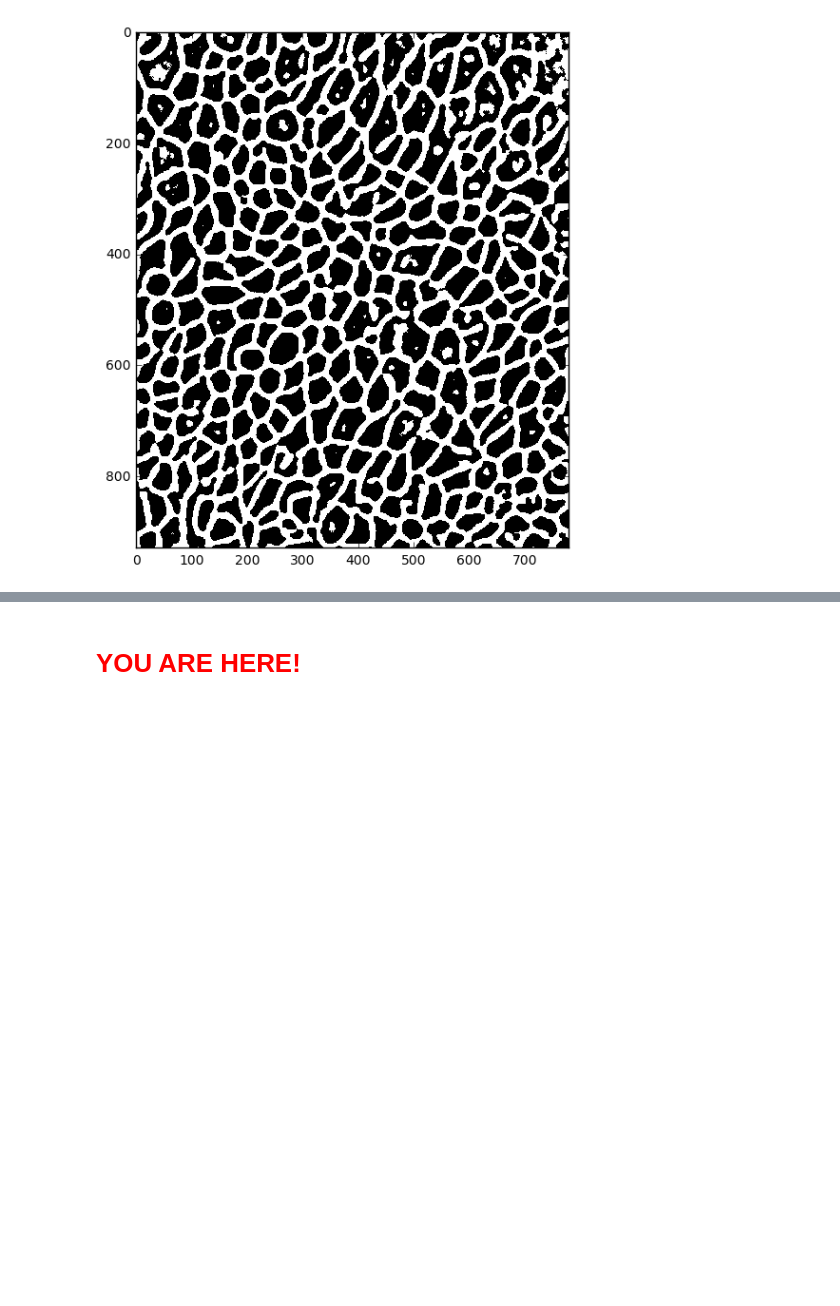
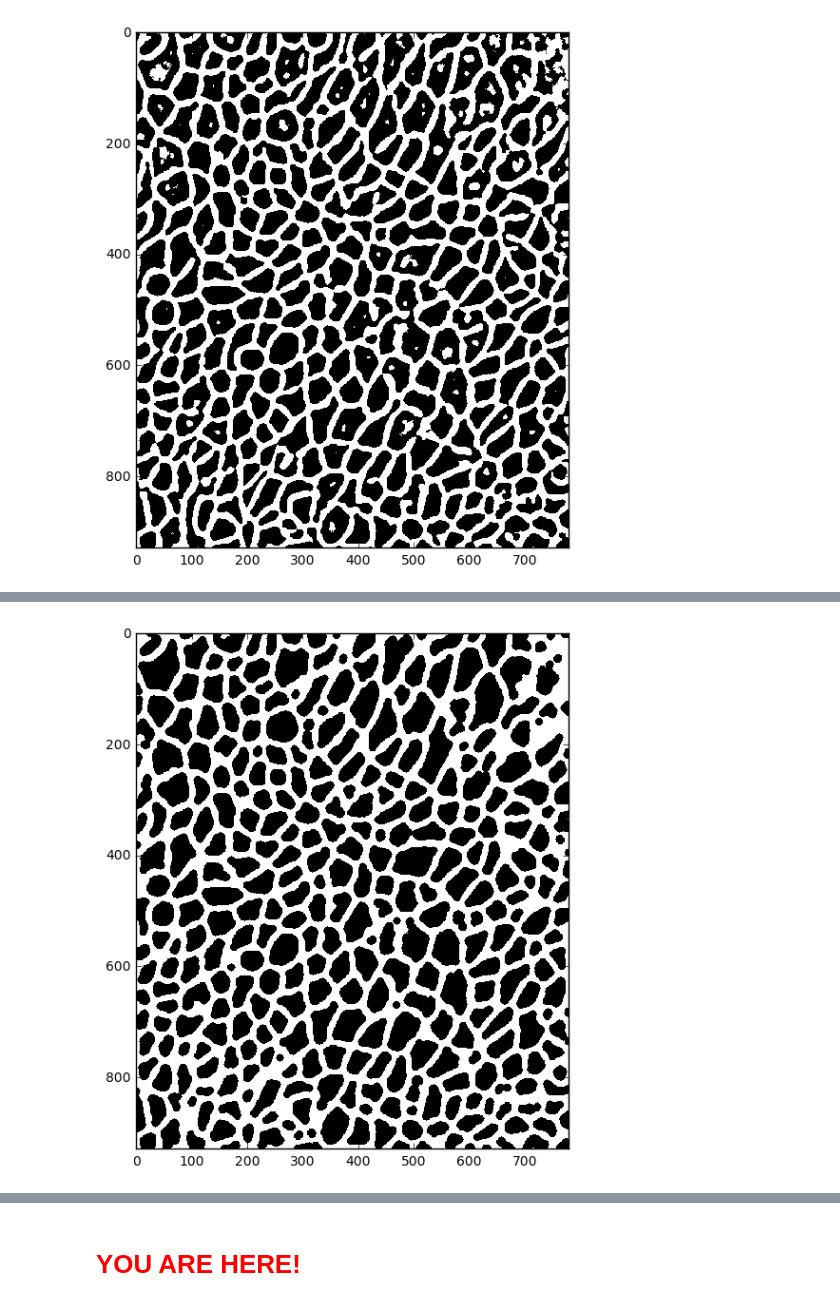
Before and after one commit to tobyhodges/python-workshop-image-processing, a Jupyter notebook: main_tutorial/tutorial_pipeline_solutions.ipynb, the cells around one changed output, grey strips where cells are left out. Saved outputs shown, nothing was run; the diff lists cells and outputs as text; code cells hidden in the pictures; blank space fills up the shorter version.

Commit message:
Modernized morphological cleaning and connected components labeling sections.

```diff
--- a/main_tutorial/tutorial_pipeline_solutions.ipynb
+++ b/main_tutorial/tutorial_pipeline_solutions.ipynb
@@ -233,0 +244,46 @@ plt.show()
+# %%
+# (i) Get rid of speckles using binary hole filling
+# Use the function ndi.binary_fill_holes for this. Be sure to read up on the docs to
+# understand exactly what it does. For this to work as intended, you will have to
+# invert the mask, which you can do using the function np.logical_not. Again, be
+# sure to understand why this has to be done.
+green_mem_holes_filled = ndi.binary_fill_holes(np.logical_not(green_mem))
+
+# (ii) Try out other morphological operations to further improve the membrane mask
+# The various operations are available in ndimage, for example ndi.binary_closing.
+# Play around and see how the different functions affect the mask. Can you optimize
+# the mask, for example by closing gaps?
+# Note that the default SE for these functions is a square. Feel free to create a
+# new disc-shaped SE and see how that changes the outcome.
+# Also, if you pay close attention you will notice that some of these operations
+# introduce artifacts at the image boundaries. Can you come up with a way of
+# solving this?
+
+# New circular SE of appropriate size (size determined by trial and error)
+i = 15
+struct = (np.mgrid[:i,:i][0] - np.floor(i/2))**2 + (np.mgrid[:i,:i][1] - np.floor(i/2))**2 <= np.floor(i/2)**2
+
+# One solution to the boundary issues is padding with the reflection
+# 'Padding' means the addition of pixels to the image. This means the boundary issues
+# will happen outside of the 'actual' image, which can then be cropped out again.
+pad_size = i+1
+padded_mem = np.pad(green_mem_holes_filled,pad_size,mode='reflect')
+
+# Binary closing works well to round off the membranes and close gaps
+mem_final = ndi.binary_closing(np.logical_not(padded_mem),structure=struct)
+
+# This slicing crops the padded image back to the original size
+mem_final = mem_final[pad_size:-pad_size,pad_size:-pad_size]
+
+# (iii) Visualize the final result
+# At this point you should have a pretty neat membrane mask.
+# If you are not satisfied with the quality your membrane segmentation, you should go back
+# and fine tune size of the SE in the adaptive thresholding section and also optimize the
+# morphological cleaning operations.
+# Note that the quality of the membrane segmentation will have a significant impact on the
+# cell segmentation we will perform downstream.
+plt.figure(figsize=(7,7))
+plt.imshow(mem_final,interpolation='none',cmap='gray')
+plt.show()
+# %% [output]
+[figure, added]
```
Also changed, not shown: parts of 23 cells of this notebook, 1 other file.
